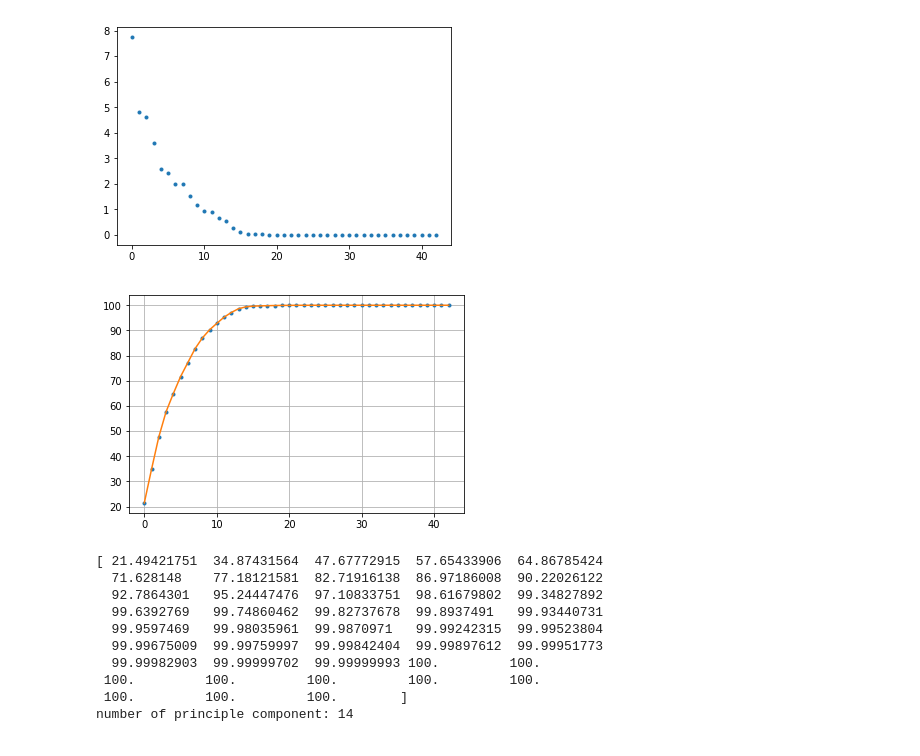
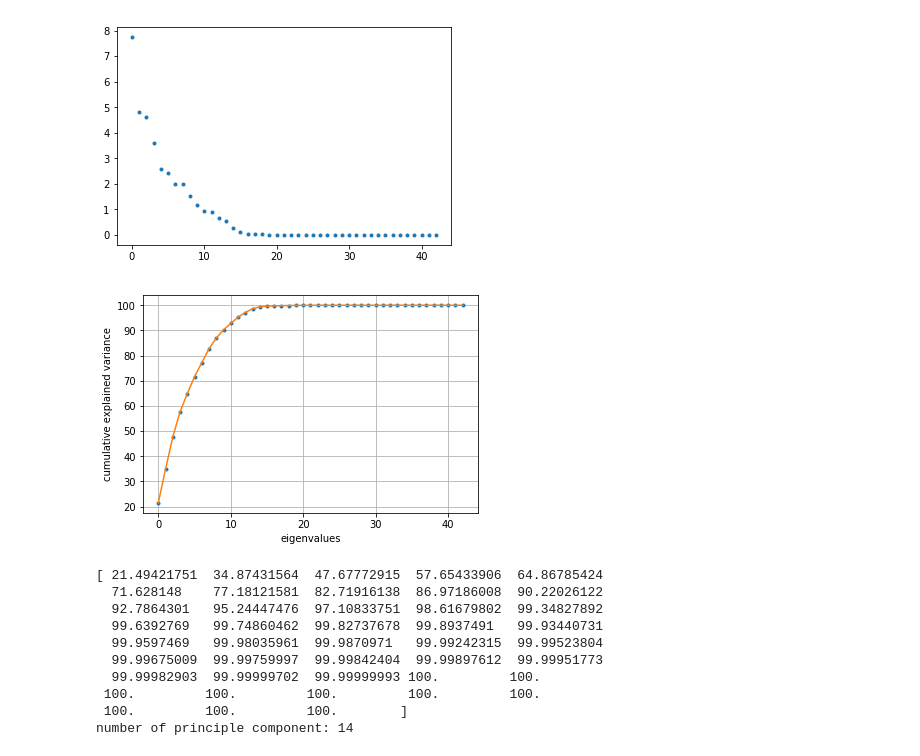
Before and after one commit to marius-pop0/CybeDataAnlaytics, a Jupyter notebook: assignment2/PCA.ipynb, the cells around one changed output. Drawn from its saved outputs; the diff is of its cells as text; code cells hidden in the pictures.

```diff
--- a/assignment2/PCA.ipynb
+++ b/assignment2/PCA.ipynb
@@ -110,16 +110,18 @@ plt.show()
 # %%
 # eig_val_sort_ind = np.argsort(eig_vals)[::-1]
 
 tot = sum(eig_vals)
 var_exp = [(i / tot)*100 for i in sorted(eig_vals, reverse=True)]
 cum_var_exp = np.cumsum(var_exp)
 
 plt.plot(cum_var_exp, '.')
 plt.plot(cum_var_exp, '-')
+plt.xlabel('eigenvalues')
+plt.ylabel('cumulative explained variance')
 plt.grid()
 plt.show()
 # %% [output]
-[figure, old version]
+[figure, new version]
 # %%
 print(cum_var_exp)
 ind = next(x[0] for x in enumerate(cum_var_exp) if x[1] > 99.0)
```
Also changed, not shown: parts of 7 cells of this notebook, 2 other files.
